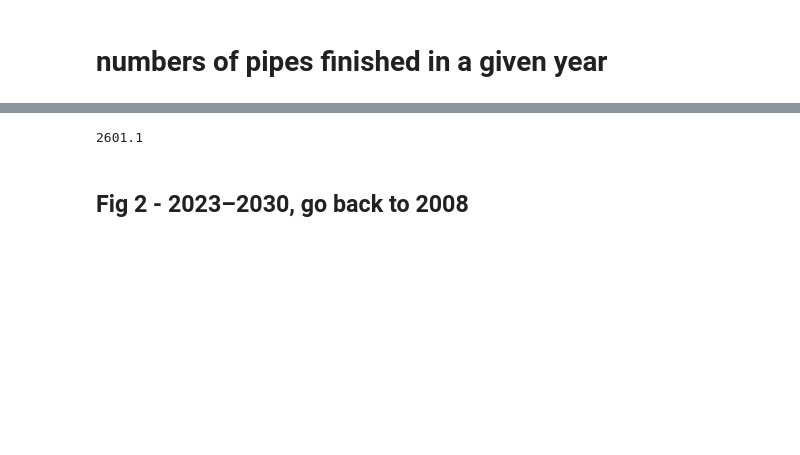
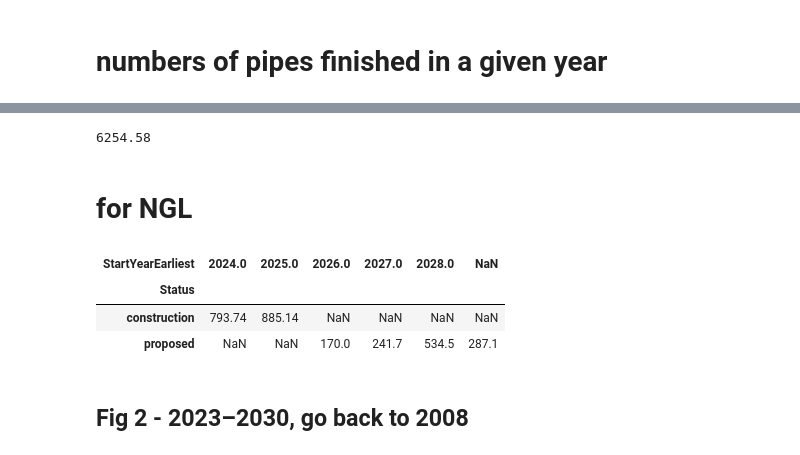
Before and after one commit to GlobalEnergyMonitor/GOIT-GGIT-research, a Jupyter notebook: oil-pipelines-briefing-2024/oil-pipelines-briefing-2024-research-calculations.ipynb, the cells around one changed output, grey strips where cells are left out. Saved outputs shown, nothing was run; the diff lists cells and outputs as text; code cells hidden in the pictures; blank space fills up the shorter version.

```diff
--- a/oil-pipelines-briefing-2024/oil-pipelines-briefing-2024-research-calculations.ipynb
+++ b/oil-pipelines-briefing-2024/oil-pipelines-briefing-2024-research-calculations.ipynb
@@ -249,4 +364,6 @@ pipes_indev_startyear.unstack()
 # %%
-pipes_indev_startyear['Construction',2023]
+pipes_indev_startyear['construction',2024]
 # %% [output]
-2601.1
+6254.58
+# %% [markdown]
+# for NGL
@@ -253,3 +397,15 @@ pipes_indev_startyear['Construction',2023]
+# %%
+pipes_indev_startyear = pipes_df_orig.copy()
+pipes_indev_startyear = pipes_indev_startyear[(pipes_indev_startyear['Status'].isin(['proposed','construction','shelved'])) &
+                                              (pipes_indev_startyear['Fuel'].str.contains('NGL'))]
+pipes_indev_startyear = pipes_indev_startyear.groupby(['Status','StartYearEarliest'], dropna=False)['LengthMergedKm'].sum(min_count=1)
+# %%
+pipes_indev_startyear.unstack()
+# %% [output]
+| StartYearEarliest | 2024.0 | 2025.0 | 2026.0 | 2027.0 | 2028.0 | NaN |
+| Status |  |  |  |  |  |  |
+| construction | 793.74 | 885.14 | NaN | NaN | NaN | NaN |
+| proposed | NaN | NaN | 170.0 | 241.7 | 534.5 | 287.1 |
 # %% [markdown]
 ## Fig 2 - 2023–2030, go back to 2008
 # %% [raw]
```
Also changed, not shown: parts of 61 cells of this notebook, 50 other files.
